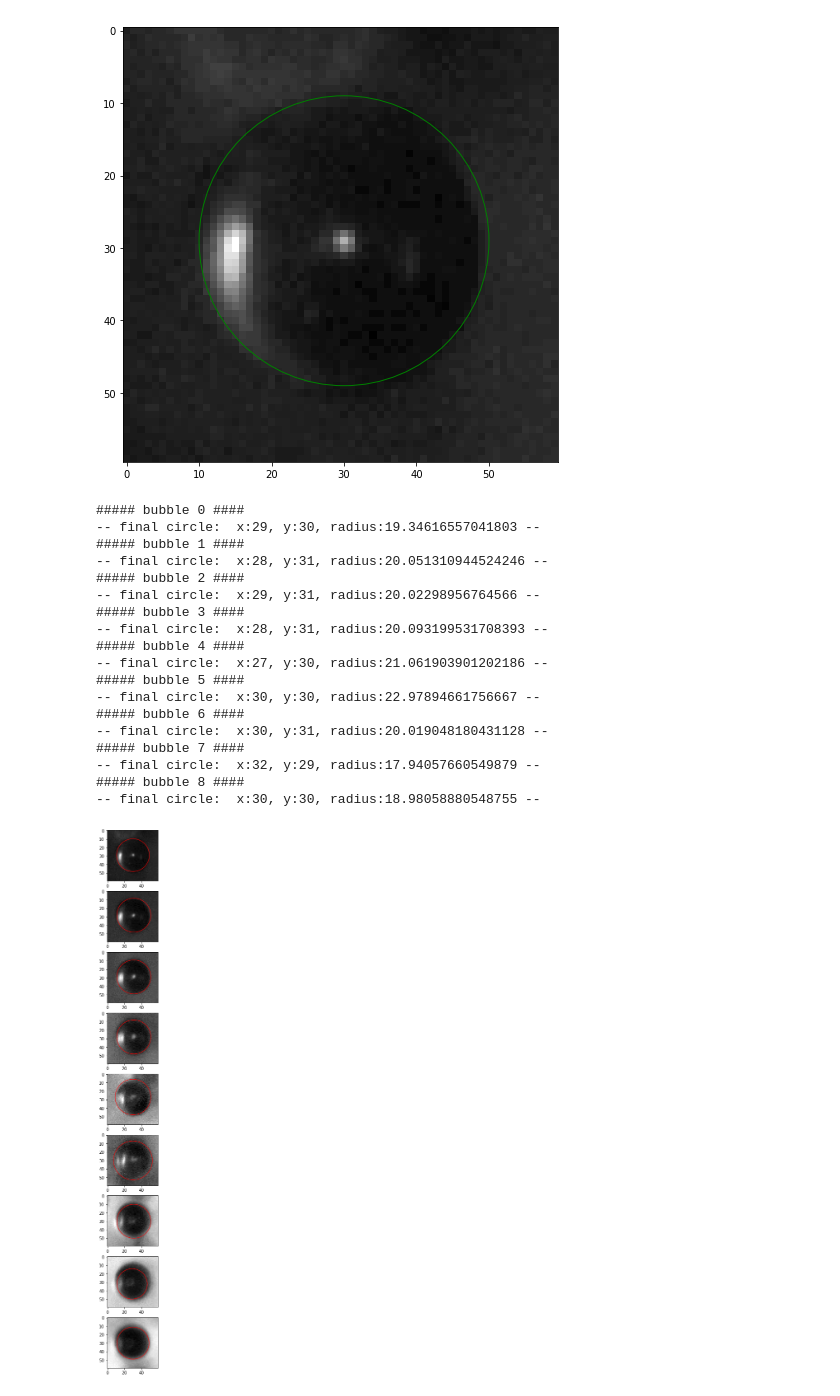
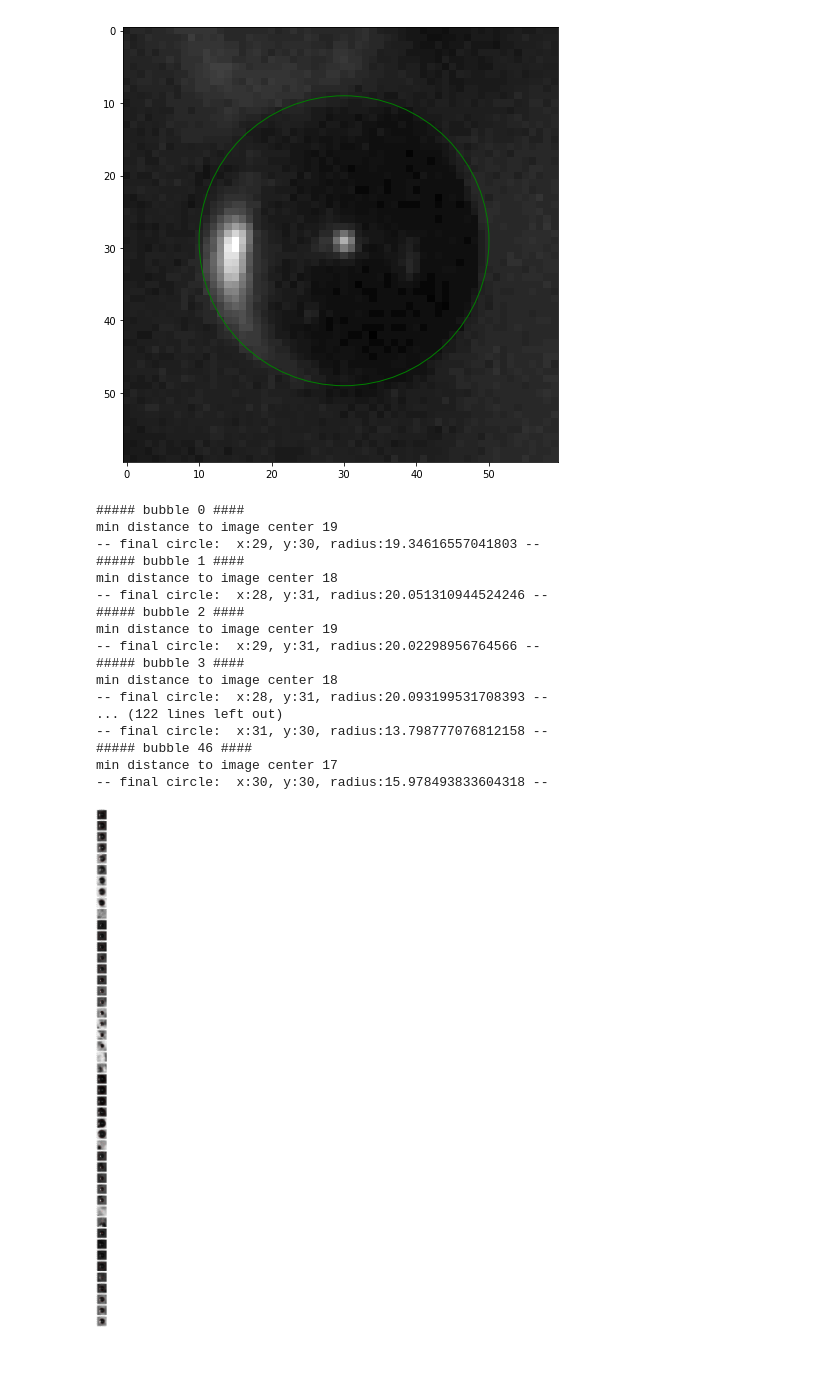
Before and after one commit to zazizizou/gradient_ansatz, a Jupyter notebook: radius_calibration.ipynb, the cells around one changed output. Cells and saved outputs as stored; diff of their text form; code cells hidden in the pictures; blank space fills up the shorter version.

Commit message:
radius calib update

```diff
--- a/radius_calibration.ipynb
+++ b/radius_calibration.ipynb
@@ -646,7 +655,8 @@ for tr in all_tracks:
     bubble_radius = []
     for marker in tr:
         if marker.frame != 0 and not marker.has_negative_coord():
-            subimg = extract_pad_image(bgim[int(marker.frame)-1], Point(marker.y, marker.x), window_size=60, pad_mode="constant")
+            subimg = extract_pad_image(bgim[int(marker.frame)-1], Point(marker.y, marker.x),
+                                       window_size=60, pad_mode="edge")
             sub_images.append(subimg)
 
             res_circ = green_bubble_one(subimg, method="hough", hough_radii=np.arange(20,35,1), total_num_peaks=10, max_offset=10)
@@ -687,11 +701,11 @@ for tr in all_tracks:
             subimg = extract_pad_image(cim[int(est_marker.frame)-1],
                                        Point(est_marker.y, est_marker.x),
                                        window_size=60,
-                                       pad_mode="constant")
+                                       pad_mode="edge")
 
             sub_images.append(subimg)
 
-            res_circ = red_bubble_one(subimg, method="bubble_forever" verbose=False)
+            res_circ = red_bubble_one(subimg, method="bubble_forever", verbose=False)
             res_circles.append(res_circ)
             if res_circ.radius>1:
                 bubble_radius.append(res_circ.radius)
@@ -724,7 +739,7 @@ for tr in all_tracks:
             res_circ = red_bubble_one(subimg, method="peak_dist", verbose=False)
             if isinstance(res_circ, list):
                 res_circles.append(res_circ)
-            else
+            else:
                 res_circles.append([res_circ])
 
             bubble_radius.append([rc.radius for res_circ in res_circles for rc in res_circ
@@ -852,42 +833,48 @@ ax1.add_patch(
 [figure]
 # %%
 res_circles = []
+green_radii = np.ones((len(sub_images)))
 for idx, subim in enumerate(sub_images):
     print("##### bubble {0} ####".format(idx))
 
     circ = green_bubble_one(subim,
                             method="peak_dist",
-                            max_offset=10,
+                            max_offset=40,
+                            hough_radii=[7, 10, 20],
+                            sigma=3,
                             fit_refine=True,
-                            verbose=True)
-
+                            verbose=False)
+    green_radii[idx] = circ.radius
     print("-- final circle:  x:{0}, y:{1}, radius:{2} --".format(circ.x, circ.y, circ.radius))
     res_circles.append(circ)
 # %% [output]
 ##### bubble 0 ####
+min distance to image center 19
 -- final circle:  x:29, y:30, radius:19.34616557041803 --
 ##### bubble 1 ####
+min distance to image center 18
 -- final circle:  x:28, y:31, radius:20.051310944524246 --
 ##### bubble 2 ####
+min distance to image center 19
 -- final circle:  x:29, y:31, radius:20.02298956764566 --
 ##### bubble 3 ####
+min distance to image center 18
 -- final circle:  x:28, y:31, radius:20.093199531708393 --
-##### bubble 4 ####
--- final circle:  x:27, y:30, radius:21.061903901202186 --
-##### bubble 5 ####
--- final circle:  x:30, y:30, radius:22.97894661756667 --
-##### bubble 6 ####
--- final circle:  x:30, y:31, radius:20.019048180431128 --
-##### bubble 7 ####
--- final circle:  x:32, y:29, radius:17.94057660549879 --
-##### bubble 8 ####
--- final circle:  x:30, y:30, radius:18.98058880548755 --
+... (122 lines left out)
+-- final circle:  x:31, y:30, radius:13.798777076812158 --
+##### bubble 46 ####
+min distance to image center 17
+-- final circle:  x:30, y:30, radius:15.978493833604318 --
 # %%
+green_valid = np.ones((len(sub_images,)), dtype=bool)
 fig, ax = plt.subplots(len(sub_images),1)
-fig.set_figheight(24)
+fig.set_figheight(200)
 for idx, subim in enumerate(sub_images):
+    circ = res_circles[idx]
+    if circ.radius <= 2:
+        green_valid[idx] = False
     ax[idx].imshow(subim,'gray')
-    circ = res_circles[idx]
     ax[idx].add_patch(plt.Circle((circ.y, circ.x), circ.radius, fill=False, color="red"))
+    ax[idx].set_title("#" + str(idx)+ ", radius={0:.2f}".format(circ.radius))
 # %% [output]
-[figure, old version]
+[figure, new version]
```
Also changed, not shown: parts of 52 cells of this notebook, 10 other files.
